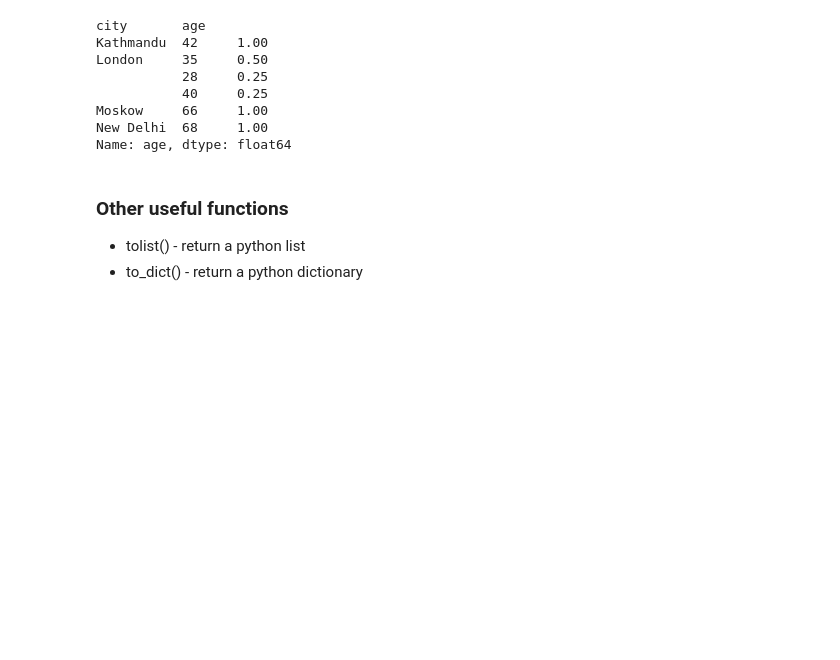
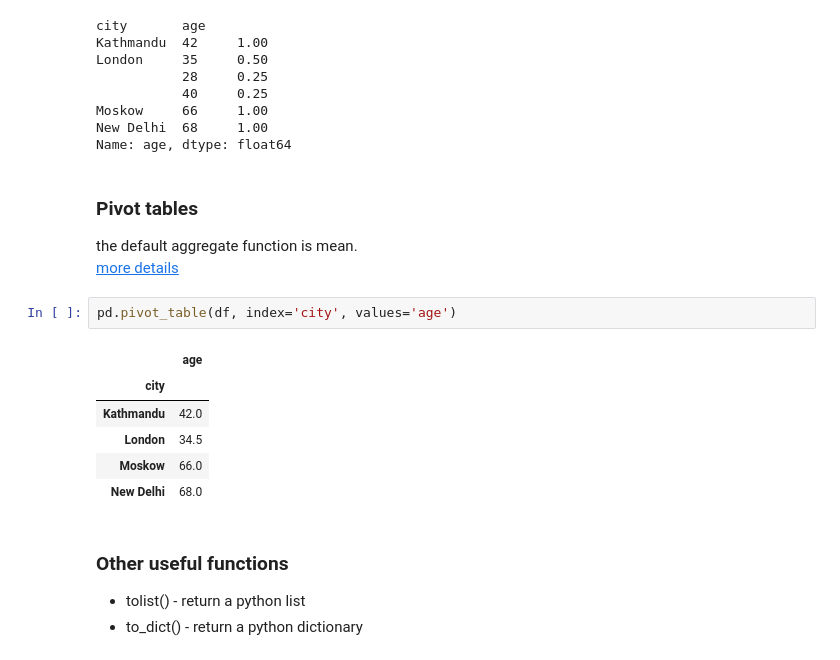
Before and after one commit to elisiojsj/Reference-Materials, a Jupyter notebook: Pandas-dataframe-tutorial.ipynb, the cells around one changed output. Cells and saved outputs as stored; diff of their text form; blank space fills up the shorter version.

Commit message:
added pivot_table

```diff
--- a/Pandas-dataframe-tutorial.ipynb
+++ b/Pandas-dataframe-tutorial.ipynb
@@ -571,6 +571,20 @@ London     35     0.50
 Moskow     66     1.00
 New Delhi  68     1.00
 Name: age, dtype: float64
+# %% [markdown]
+### Pivot tables
+the default aggregate function is mean.
+<br>
+[more details]('https://pandas.pydata.org/pandas-docs/stable/reference/api/pandas.pivot_table.html')
+# %%
+pd.pivot_table(df, index='city', values='age')
+# %% [output]
+|  | age |
+| city |  |
+| Kathmandu | 42.0 |
+| London | 34.5 |
+| Moskow | 66.0 |
+| New Delhi | 68.0 |
 # %% [markdown]
 ### Other useful functions
 * tolist() - return a python list
```
